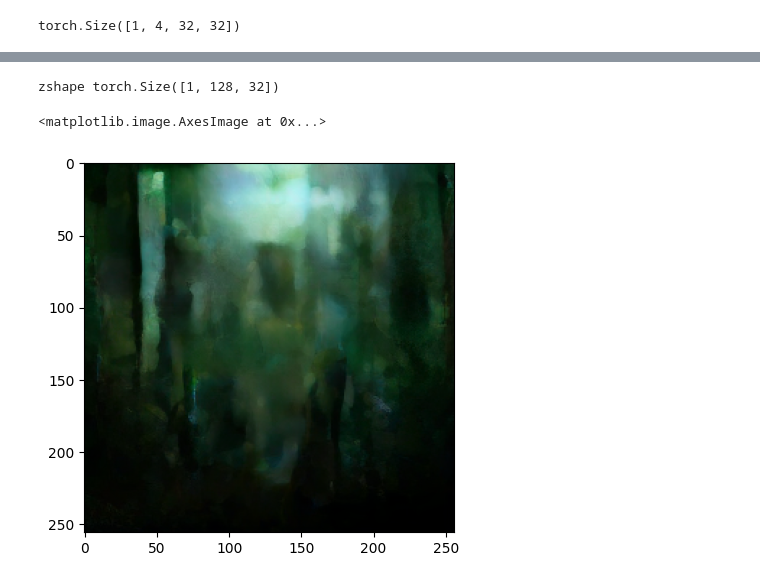
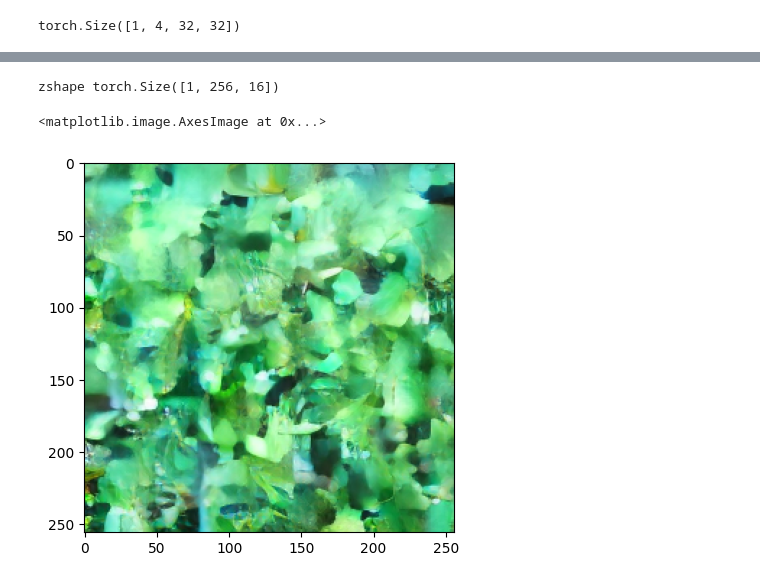
Before and after one commit to flappybird1084/sd-v5, a Jupyter notebook: t2i-v4.ipynb, the cells around one changed output, grey strips where cells are left out. Saved outputs shown, nothing was run; the diff lists cells and outputs as text; code cells hidden in the pictures.

```diff
--- a/t2i-v4.ipynb
+++ b/t2i-v4.ipynb
@@ -136,7 +138,7 @@ torch.Size([1, 4, 32, 32])
 # workers can't deserialize. Rewrite it with CPU tensors (runs in main process
 # where CUDA is initialized). Safe to delete this cell after it runs once.
 import os
-convert_to_cpu = True
+convert_to_cpu = populate_pickle # only run when the pickle is regenerated i suppose
 
 if convert_to_cpu:
   src, tmp = "data/tensors.pkl", "data/tensors.cpu.tmp"
@@ -200,8 +202,8 @@ torch.Size([128, 1, 512])
 device = torch.device("cuda" if torch.cuda.is_available() else "cpu")
 from components.model3 import DiffusionModel
 
-image_tokens=128
-model = DiffusionModel(image_tokens=image_tokens,dim=256).to(device)
+image_tokens=256
+model = DiffusionModel(image_tokens=image_tokens,dim=1024, num_layers=16, nhead=16).to(device)
 
 print(f"{sum([p.numel() for p in model.parameters()])/1_000_000:.1f}m parameters")
 
@@ -212,12 +214,15 @@ save_rf = True
 
 def embed_text(text):
   # inputs = tokenizer([text], return_tensors="pt")
-  inputs =processor(text=list(text), return_tensors="pt", padding=True, truncation=True, max_length=77).to(device)
+  # padding="max_length" (NOT padding=True): pickled prompts are always 77 tokens,
+  # so the CFG null / sampling prompts must be too
+  inputs =processor(text=list(text), return_tensors="pt", padding="max_length", truncation=True, max_length=77).to(device)
   # print(type(inputs))
   with torch.inference_mode():
     # outputs = clip_model(**inputs)
     outputs =clip_model(**inputs)
-  embeds=outputs.text_embeds.unsqueeze(1) # B,1, 512
+  # embeds=outputs.text_embeds.unsqueeze(1) # B,1, 512
+  embeds=outputs.last_hidden_state # B,77, 512
   # chunks = torch.chunk(embeds, chunks=2, dim=2)# tuple: B,1,256 each
   # embeds = torch.cat(chunks, dim=1) # B,2,256
   return embeds
@@ -225,10 +230,10 @@ def embed_text(text):
 
 
 cfg_prob=0.1
-cfg_prompt=embed_text(['null']).to(device).repeat(batch_size,1,1)
-compiled_model = torch.compile(model)
-# compiled_model = model
-rf_steps = 300000
+cfg_prompt=embed_text(['']).to(device).repeat(batch_size,1,1)
+# compiled_model = torch.compile(model)
+compiled_model = model
+rf_steps = 1000
 pbar = tqdm(range(rf_steps))
 pd_iter = iter(dataloader)
 
@@ -243,6 +248,8 @@ if train_rf:
 
       images = images.to(device) # B,3,256,256
       prompts = prompts.to(device)
+      # print(f"sanity prompt size: {prompts.shape}")
+      prompts = prompts.squeeze(1)
       # prompts = prompts.to(device) # B,2,256
       if torch.rand(1) < cfg_prob:
         prompts = cfg_prompt
@@ -259,7 +266,10 @@ if train_rf:
         # x1 = x1.reshape(images.size(0),16,-1)
         # print(f"x1 shape: {x1.shape}")
       with torch.autocast(device_type='cuda', dtype=torch.bfloat16):
-        x1=images.reshape(images.size(0),image_tokens,-1)
+        # x1=images.reshape(images.size(0),image_tokens,-1)
+        x1 = images.reshape(images.size(0), 4, 16, 2, 16, 2) # split
+        x1 = x1.permute(0,2,4,1,3,5) # group b, 16*16, -1
+        x1 = x1.reshape(images.size(0), 256,16) # hardcoded unfortunately but will have to do
         x0 = torch.randn_like(x1)
 
         # print(f"sanity shape check: x0: {x0.shape}, x1: {x1.shape}, t: {t.shape}")
@@ -276,7 +286,7 @@ if train_rf:
       if step%20 ==0:
         pbar.set_description(f"loss: {loss.item():.4f}")
   if save_rf:
-    torch.save(model.state_dict(), "checkpoints/model-v1.pth")
+    torch.save(model.state_dict(), "checkpoints/model-v2.pth")
 else:
-  model.load_state_dict(torch.load("checkpoints/model-v1.pth"))
+  model.load_state_dict(torch.load("checkpoints/model-v2.pth"))
 # %% [output]
@@ -301,26 +294,29 @@ Notes:
 # %%
 model.eval()
-z = torch.randn([1,128,32]).to(device)
+z = torch.randn([1,256,16]).to(device)
 steps=50
 guidance_scale=2
-prompt=(['a dark forest, with tall trees surrounding. photorealistic'])
+prompt=(['an aerial view of a densely populated city, from overhead. photorealistic'])
 prompt_emb = embed_text(prompt)
-null_prompt = embed_text(['null'])
+null_prompt = embed_text([''])
 with torch.no_grad():
   for i in tqdm(range(steps)):
     # t = torch.tensor(i/steps).to(device)
     t = torch.full((z.size(0),1,1), i/steps, device=device)
     v_null_prompt = model(z, null_prompt, t)
     v_pred = model(z, prompt_emb,t)
 
     v_latent = v_null_prompt + guidance_scale*(v_pred-v_null_prompt)
     z = v_latent*1/steps + z
 
   print(f"zshape {z.shape}")
-  z = z.reshape(1,4,32,32) / vae.config.scaling_factor
+  # z = z.reshape(1,4,32,32)
+  B=1
+  z = z.reshape(B,16,16,4,2,2).permute(0,3,1,4,2,5).reshape(B,4,32,32)
+  z = z/vae.config.scaling_factor
   image = (vae.decode(z).sample/2 + 0.5).clamp(0,1)
 plt.imshow(image[0].squeeze(0).permute(1,2,0).cpu().detach().numpy())
 # %% [output]
-zshape torch.Size([1, 128, 32])
+zshape torch.Size([1, 256, 16])
 <matplotlib.image.AxesImage at 0x...>
-[figure, old version]
+[figure, new version]
```
Also changed, not shown: parts of 4 cells of this notebook, 6 other files.
